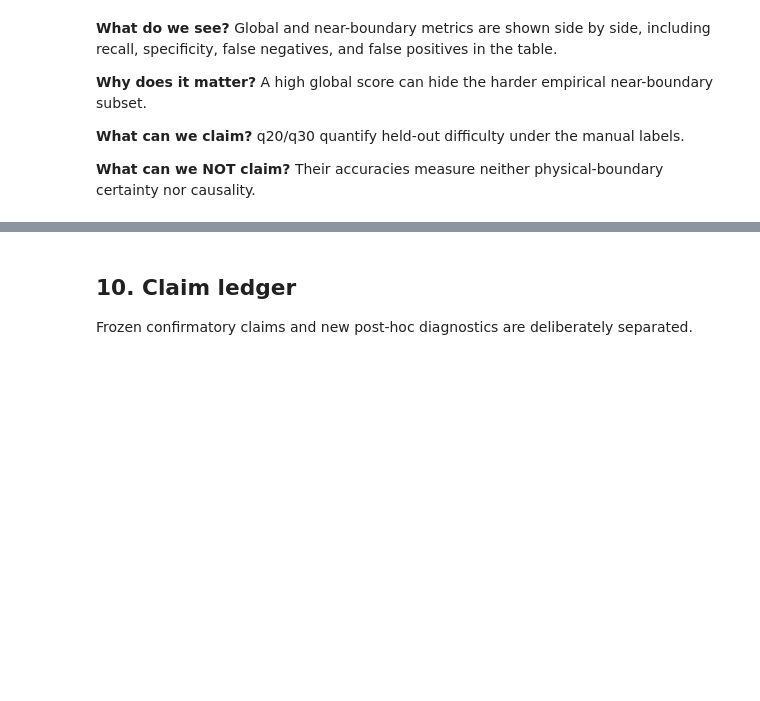
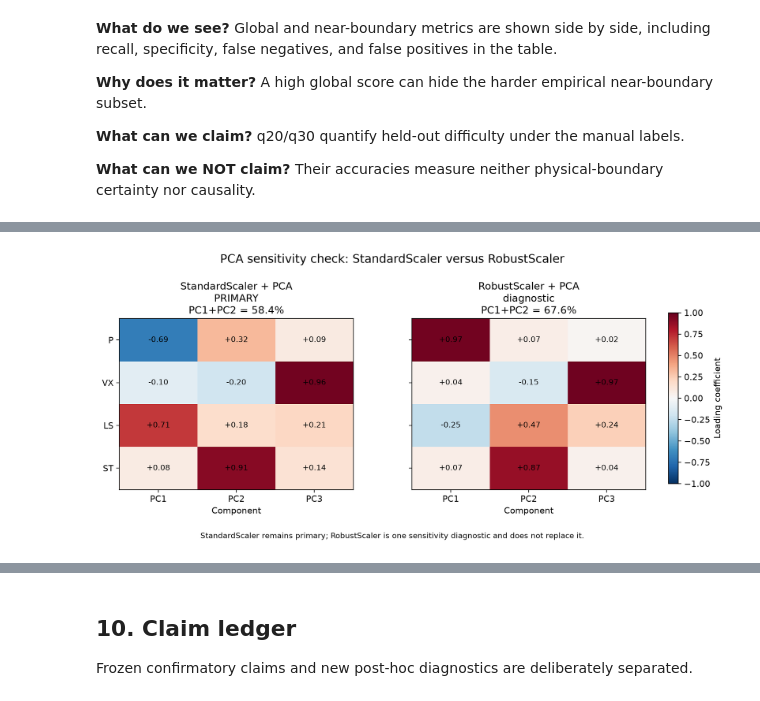
Before and after one commit to iso0/active-level-set-week1-warmup, a Jupyter notebook: notebooks/week_09/01_week9_phase1_close_week8.ipynb, the cells around one changed output, grey strips where cells are left out. Drawn from its saved outputs; the diff is of its cells as text; code cells hidden in the pictures; blank space fills up the shorter version.

```diff
--- a/notebooks/week_09/01_week9_phase1_close_week8.ipynb
+++ b/notebooks/week_09/01_week9_phase1_close_week8.ipynb
@@ -302,0 +318,4 @@ for name in ['05_pca_full_population.png','06_pca_boundary_subsets_representativ
+# %%
+display(pd.read_csv(OUT / 'pca_scaling_explained_variance.csv'))
+display(Image(filename=str(OUT / 'figures' / '06_pca_scaling_robustness.png')))
+# %% [output]
@@ -302,0 +331 @@ for name in ['05_pca_full_population.png','06_pca_boundary_subsets_representativ
+[figure, added]
```
Also changed, not shown: parts of 23 cells of this notebook, 31 other files.
